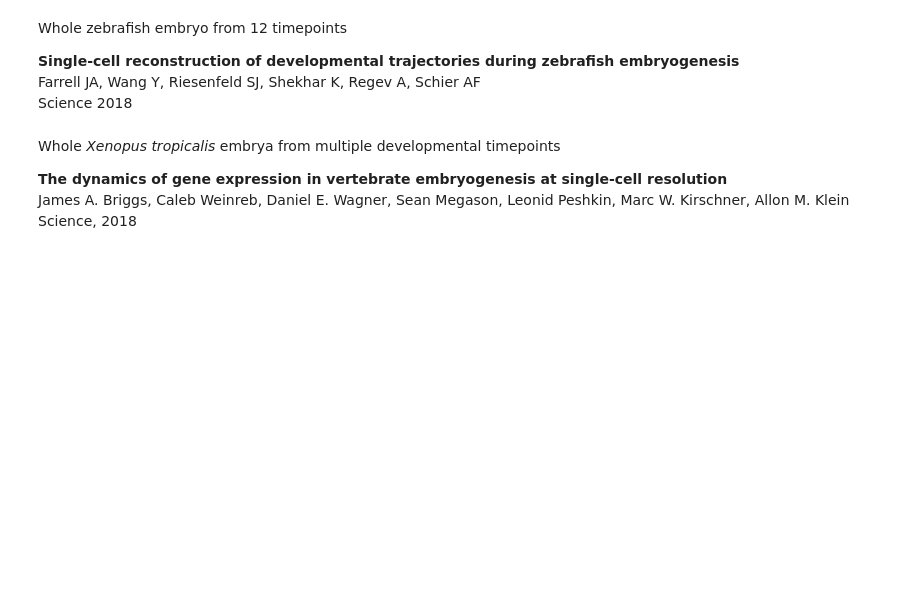
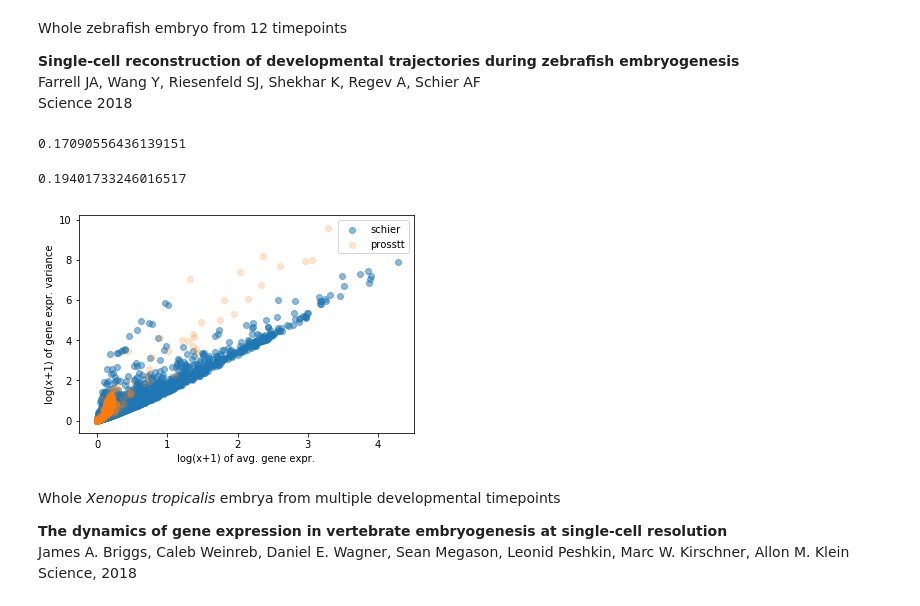
Before and after one commit to soedinglab/prosstt, a Jupyter notebook: dev/compare_to_real.ipynb, the cells around one changed output. Saved outputs shown, nothing was run; the diff lists cells and outputs as text; code cells hidden in the pictures; blank space fills up the shorter version.

```diff
--- a/dev/compare_to_real.ipynb
+++ b/dev/compare_to_real.ipynb
@@ -30,3 +67,42 @@ del schier_genes[schier_genes.columns.values[-1]]
+# %%
+X, labs, brns, scalings = sim.sample_density(t, 1000, alpha=alpha, beta=beta)
+# %%
+np.mean(X)
+# %% [output]
+0.17090556436139151
+# %%
+np.mean(schier_genes.loc["means"])
+# %% [output]
+0.19401733246016517
+# %%
+genes_ext = G - g
+alpha_ext = np.exp(random.normal(loc=alpha_mean, scale=alpha_var, size=genes_ext))
+beta_ext = np.exp(random.normal(loc=beta_mean, scale=beta_var, size=genes_ext)) + 1
+
+ext_gene_params = {"alpha": alpha_ext,
+                   "beta": beta_ext,
+                   "base_expr": gene_scale[g:]}
+# %%
+X = sim.add_non_diff_genes(X, G-g, ext_gene_params, scalings)
+# %%
+prosstt_means = np.mean(X, axis=0)
+prosstt_vars = np.var(X, axis=0)
+prosstt_zeros_gene = np.sum(X==0, axis=0)
+prosstt_zeros_cell = np.sum(X==0, axis=1)
+prosstt_totals = np.sum(X, axis=1)
+# %%
+fig, ax = plt.subplots()
+ax.set_xlabel("log(x+1) of avg. gene expr.")
+ax.set_ylabel("log(x+1) of gene expr. variance")
+s1 = ax.scatter(np.log(schier_genes.loc['means']+1),
+                np.log(schier_genes.loc['var']+1),
+                label="schier", alpha=0.5)
+s3 = ax.scatter(np.log(prosstt_means+1),
+                np.log(prosstt_vars+1),
+                label="prosstt", alpha=0.2)
+l = ax.legend()
+# %% [output]
+[figure, added]
 # %% [markdown]
 Whole *Xenopus tropicalis* embrya from multiple developmental timepoints
 
```
Also changed, not shown: parts of 22 cells of this notebook, 6 other files.
